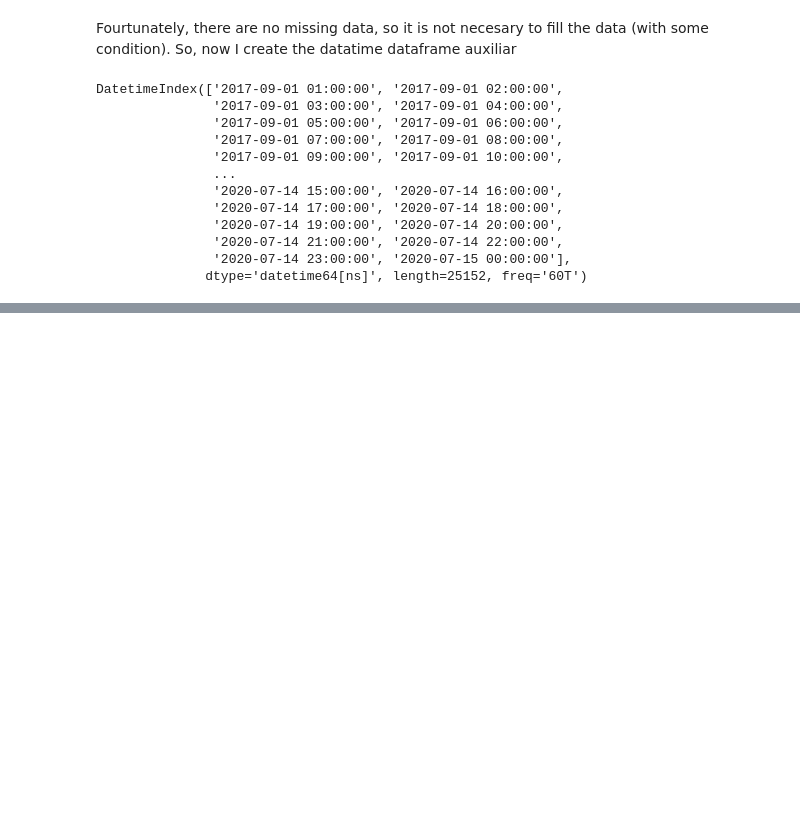
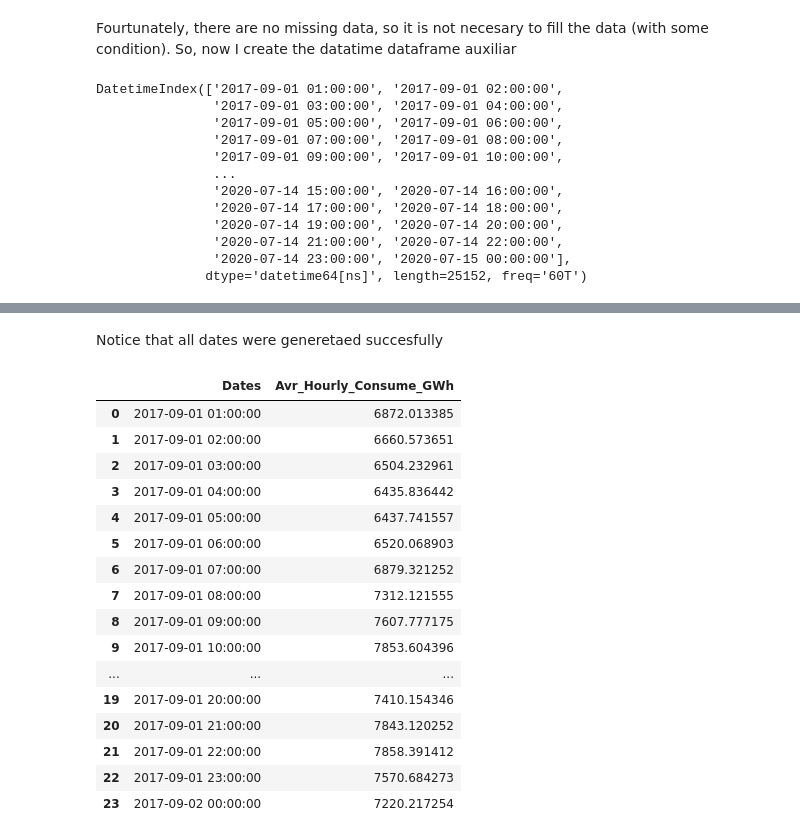
Before and after one commit to PhoTonycs/Energy-Consume-in-USA, a Jupyter notebook: Energy-Consume-Second-Part/time_series_approach.ipynb, the cells around one changed output, grey strips where cells are left out. Drawn from its saved outputs; the diff is of its cells as text; code cells hidden in the pictures; blank space fills up the shorter version.

Commit message:
Data cleansing and timeseries object generetion advances.

```diff
--- a/Energy-Consume-Second-Part/time_series_approach.ipynb
+++ b/Energy-Consume-Second-Part/time_series_approach.ipynb
@@ -147,0 +150,3 @@ DatetimeIndex(['2017-09-01 01:00:00', '2017-09-01 02:00:00',
+# %%
+df_time_series = pd.DataFrame(data=hour_dates, columns=['Dates'])
+df_time_series.tail()
@@ -147,0 +160,24 @@ DatetimeIndex(['2017-09-01 01:00:00', '2017-09-01 02:00:00',
+# %% [markdown]
+Notice that all dates were generetaed succesfully
+# %%
+df_time_series['Avr_Hourly_Consume_GWh'] = df_comp['dema_int']
+# %%
+df_time_series.head(24)
+# %% [output]
+|  | Dates | Avr_Hourly_Consume_GWh |
+| 0 | 2017-09-01 01:00:00 | 6872.013385 |
+| 1 | 2017-09-01 02:00:00 | 6660.573651 |
+| 2 | 2017-09-01 03:00:00 | 6504.232961 |
+| 3 | 2017-09-01 04:00:00 | 6435.836442 |
+| 4 | 2017-09-01 05:00:00 | 6437.741557 |
+| 5 | 2017-09-01 06:00:00 | 6520.068903 |
+| 6 | 2017-09-01 07:00:00 | 6879.321252 |
+| 7 | 2017-09-01 08:00:00 | 7312.121555 |
+| 8 | 2017-09-01 09:00:00 | 7607.777175 |
+| 9 | 2017-09-01 10:00:00 | 7853.604396 |
+| ... | ... | ... |
+| 19 | 2017-09-01 20:00:00 | 7410.154346 |
+| 20 | 2017-09-01 21:00:00 | 7843.120252 |
+| 21 | 2017-09-01 22:00:00 | 7858.391412 |
+| 22 | 2017-09-01 23:00:00 | 7570.684273 |
+| 23 | 2017-09-02 00:00:00 | 7220.217254 |
```
Also changed, not shown: parts of 3 cells of this notebook, 2 other files.
